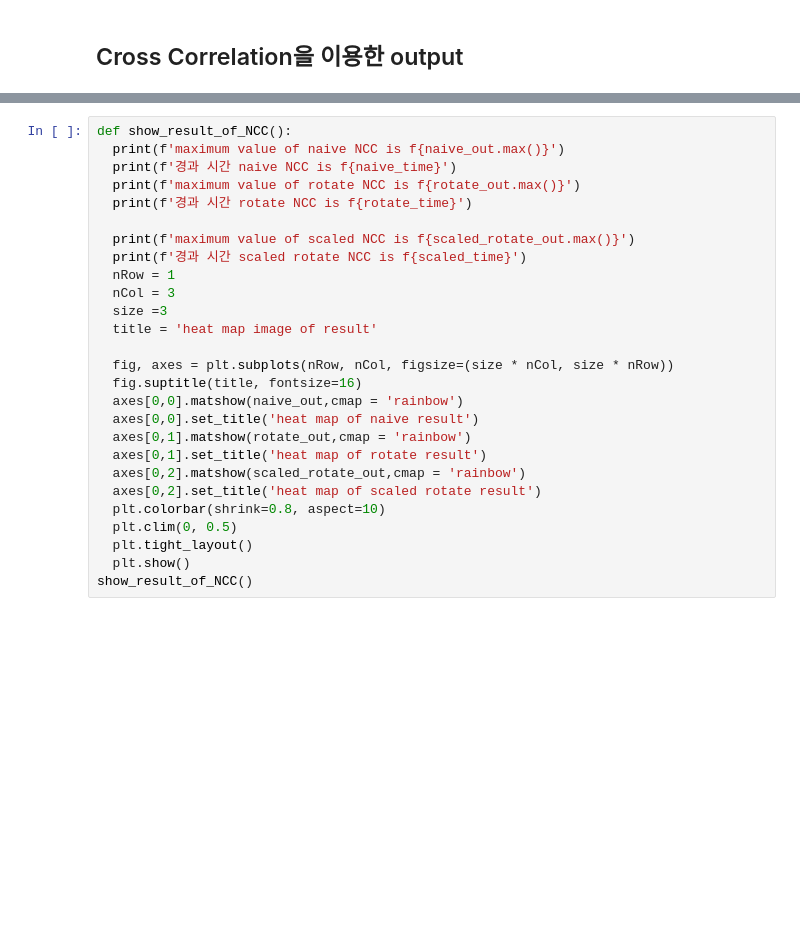
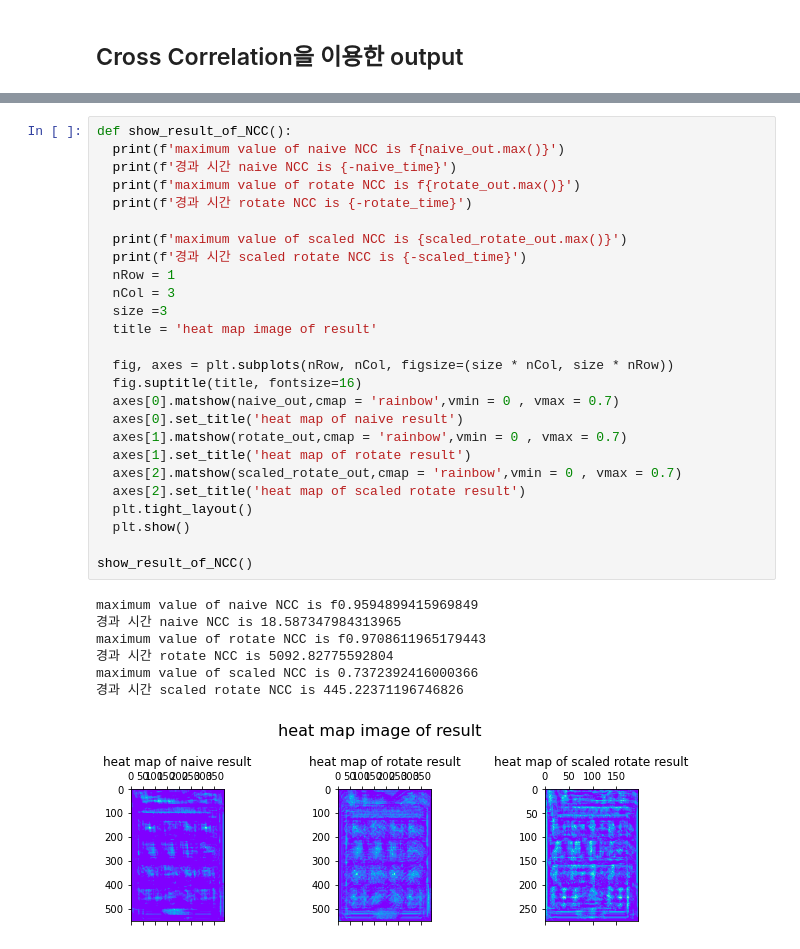
Before and after one commit to alzee03/object-detection-human-interface-media, a Jupyter notebook: find_same_picture.ipynb, the cells around one changed output, grey strips where cells are left out. Drawn from its saved outputs; the diff is of its cells as text; blank space fills up the shorter version.

```diff
--- a/find_same_picture.ipynb
+++ b/find_same_picture.ipynb
@@ -260,30 +261,37 @@ AttributeError: 'list' object has no attribute 'shape'
 # %%
 def show_result_of_NCC():
   print(f'maximum value of naive NCC is f{naive_out.max()}')
-  print(f'경과 시간 naive NCC is f{naive_time}')
+  print(f'경과 시간 naive NCC is {-naive_time}')
   print(f'maximum value of rotate NCC is f{rotate_out.max()}')
-  print(f'경과 시간 rotate NCC is f{rotate_time}')
+  print(f'경과 시간 rotate NCC is {-rotate_time}')
 
-  print(f'maximum value of scaled NCC is f{scaled_rotate_out.max()}')
-  print(f'경과 시간 scaled rotate NCC is f{scaled_time}')
+  print(f'maximum value of scaled NCC is {scaled_rotate_out.max()}')
+  print(f'경과 시간 scaled rotate NCC is {-scaled_time}')
   nRow = 1
   nCol = 3
   size =3
   title = 'heat map image of result'
 
   fig, axes = plt.subplots(nRow, nCol, figsize=(size * nCol, size * nRow))
   fig.suptitle(title, fontsize=16)
-  axes[0,0].matshow(naive_out,cmap = 'rainbow')
-  axes[0,0].set_title('heat map of naive result')
-  axes[0,1].matshow(rotate_out,cmap = 'rainbow')
-  axes[0,1].set_title('heat map of rotate result')
-  axes[0,2].matshow(scaled_rotate_out,cmap = 'rainbow')
-  axes[0,2].set_title('heat map of scaled rotate result')
-  plt.colorbar(shrink=0.8, aspect=10)
-  plt.clim(0, 0.5)
+  axes[0].matshow(naive_out,cmap = 'rainbow',vmin = 0 , vmax = 0.7)
+  axes[0].set_title('heat map of naive result')
+  axes[1].matshow(rotate_out,cmap = 'rainbow',vmin = 0 , vmax = 0.7)
+  axes[1].set_title('heat map of rotate result')
+  axes[2].matshow(scaled_rotate_out,cmap = 'rainbow',vmin = 0 , vmax = 0.7)
+  axes[2].set_title('heat map of scaled rotate result')
   plt.tight_layout()
   plt.show()
+
 show_result_of_NCC()
+# %% [output]
+maximum value of naive NCC is f0.9594899415969849
+경과 시간 naive NCC is 18.587347984313965
+maximum value of rotate NCC is f0.9708611965179443
+경과 시간 rotate NCC is 5092.82775592804
+maximum value of scaled NCC is 0.7372392416000366
+경과 시간 scaled rotate NCC is 445.22371196746826
+[figure, added]
 # %%
 def show_bounding_box_of_NCC():
   other = torch.zeros(naive_out.shape)
```
Also changed, not shown: parts of 10 cells of this notebook, 12 other files.
